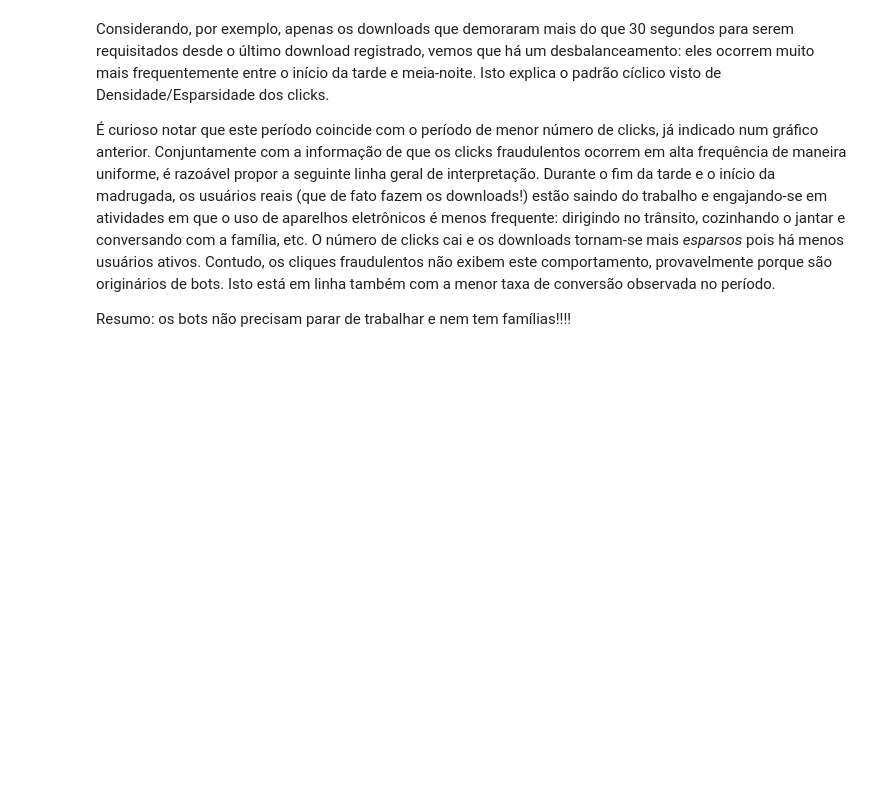
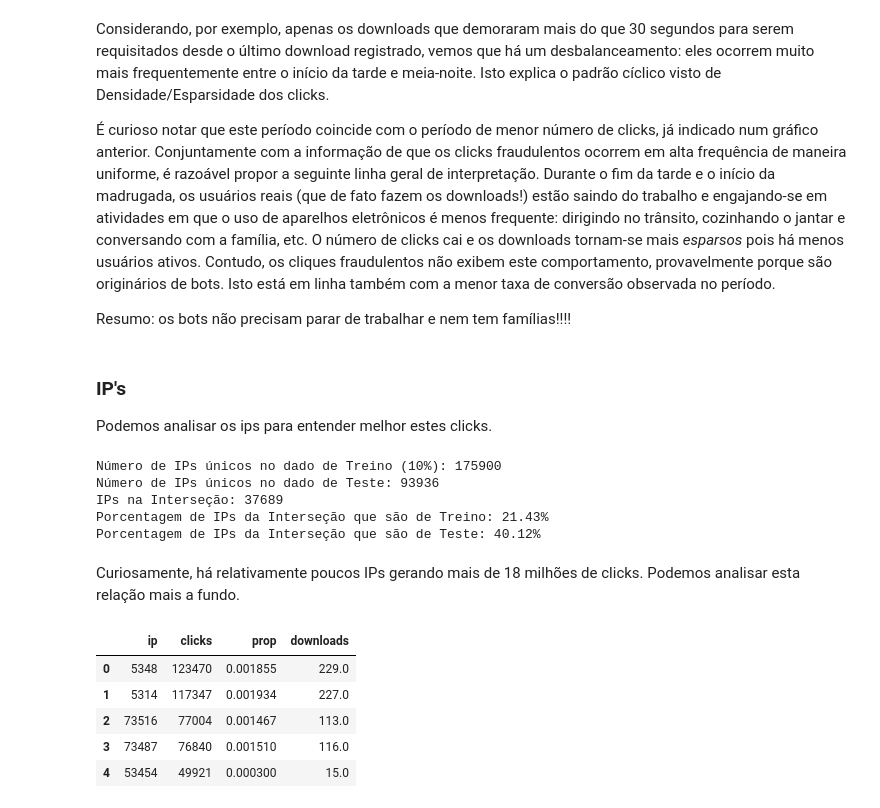
Before and after one commit to rgriva/Kaggle, a Jupyter notebook: EDA-Raul.ipynb, the cells around one changed output. Saved outputs shown, nothing was run; the diff lists cells and outputs as text; code cells hidden in the pictures; blank space fills up the shorter version.

```diff
--- a/EDA-Raul.ipynb
+++ b/EDA-Raul.ipynb
@@ -265,0 +271,23 @@ Resumo: os bots não precisam parar de trabalhar e nem tem famílias!!!!
+# %% [markdown]
+### IP's
+Podemos analisar os ips para entender melhor estes clicks.
+# %%
+# Checando se há ips repetidos
+train_set = set(train.ip)
+test_set = set(test.ip)
+inter = train_set.intersection(test_set)
+p = len(inter)/len(train_set)
+q = len(inter)/len(test_set)
+print('Número de IPs únicos no dado de Treino (10%): ' + str(len(train_set)))
+print('Número de IPs únicos no dado de Teste: ' + str(len(test_set)))
+print('IPs na Interseção: ' + str(len(inter)))
+print('Porcentagem de IPs da Interseção que são de Treino: ' + str(round(p*100, 2)) + '%')
+print('Porcentagem de IPs da Interseção que são de Teste: ' + str(round(q*100, 2)) + '%')
+# %% [output]
+Número de IPs únicos no dado de Treino (10%): 175900
+Número de IPs únicos no dado de Teste: 93936
+IPs na Interseção: 37689
+Porcentagem de IPs da Interseção que são de Treino: 21.43%
+Porcentagem de IPs da Interseção que são de Teste: 40.12%
+# %% [markdown]
+Curiosamente, há relativamente poucos IPs gerando mais de 18 milhões de clicks. Podemos analisar esta relação mais a fundo.
@@ -265,0 +302,9 @@ Resumo: os bots não precisam parar de trabalhar e nem tem famílias!!!!
+# %%
+merge.head()
+# %% [output]
+|  | ip | clicks | prop | downloads |
+| 0 | 5348 | 123470 | 0.001855 | 229.0 |
+| 1 | 5314 | 117347 | 0.001934 | 227.0 |
+| 2 | 73516 | 77004 | 0.001467 | 113.0 |
+| 3 | 73487 | 76840 | 0.001510 | 116.0 |
+| 4 | 53454 | 49921 | 0.000300 | 15.0 |
```
Also changed, not shown: parts of 11 cells of this notebook.
